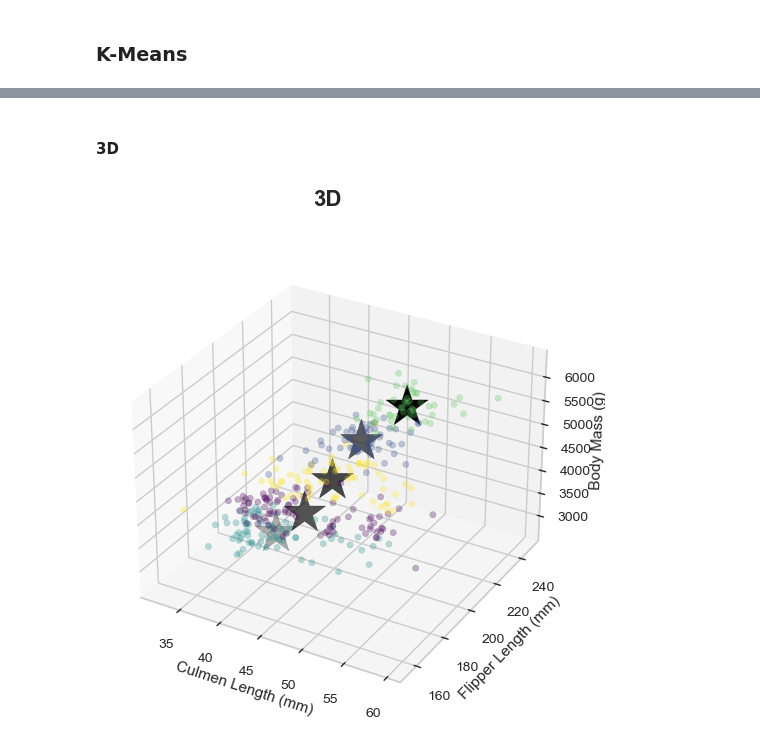
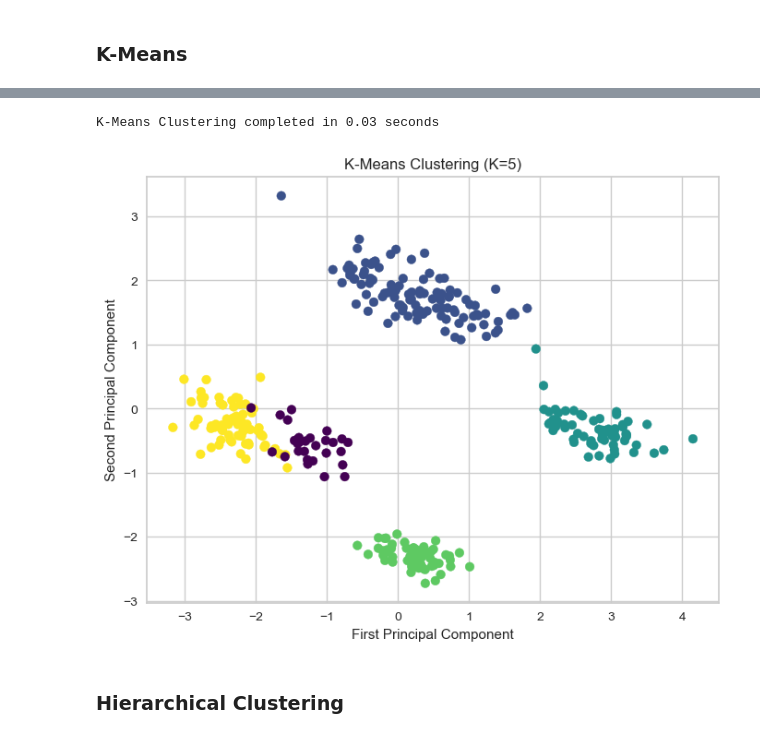
Before and after one commit to ayberkozcan/clustering-exercises, a Jupyter notebook: Analyzing Penguin Species/clustering_penguins.ipynb, the cells around one changed output, grey strips where cells are left out. Drawn from its saved outputs; the diff is of its cells as text; code cells hidden in the pictures.

```diff
--- a/Analyzing Penguin Species/clustering_penguins.ipynb
+++ b/Analyzing Penguin Species/clustering_penguins.ipynb
@@ -249,19 +282,24 @@ plt.show()
-# %% [markdown]
-#### 3D
-# %%
-plt.rcParams["figure.figsize"] = (8, 6)
-
-fig = plt.figure()
-ax = fig.add_subplot(111, projection="3d")
-
-ax.scatter(df.iloc[:, 0], df.iloc[:, 2], df.iloc[:, 3], c=clusters, cmap="viridis", alpha=0.3)
-ax.scatter(centers[:, 0], centers[:, 2], centers[:, 3], marker="*", c="#000000", s=1000)
-
-plt.suptitle("3D", fontsize=16, fontweight="bold")
-ax.set_xlabel("Culmen Length (mm)")
-ax.set_ylabel("Flipper Length (mm)")
-ax.set_zlabel("Body Mass (g)")
-
-plt.show()
-# %% [output]
-[figure, removed]
+# %%
+import time
+
+start_time = time.time()
+
+n_clusters = 5
+kmeans = KMeans(n_clusters=n_clusters, n_init="auto").fit(pca_df)
+
+elapsed_time = time.time() - start_time
+
+print(f"K-Means Clustering completed in {elapsed_time:.2f} seconds")
+# %% [output]
+K-Means Clustering completed in 0.03 seconds
+# %%
+plt.scatter(pca_df[:, 0], pca_df[:, 1], c=kmeans.labels_, cmap="viridis")
+plt.xlabel("First Principal Component")
+plt.ylabel("Second Principal Component")
+plt.title(f"K-Means Clustering (K={n_clusters})")
+
+plt.show()
+# %% [output]
+[figure, added]
+# %% [markdown]
+### Hierarchical Clustering
```
Also changed, not shown: parts of 11 cells of this notebook.
